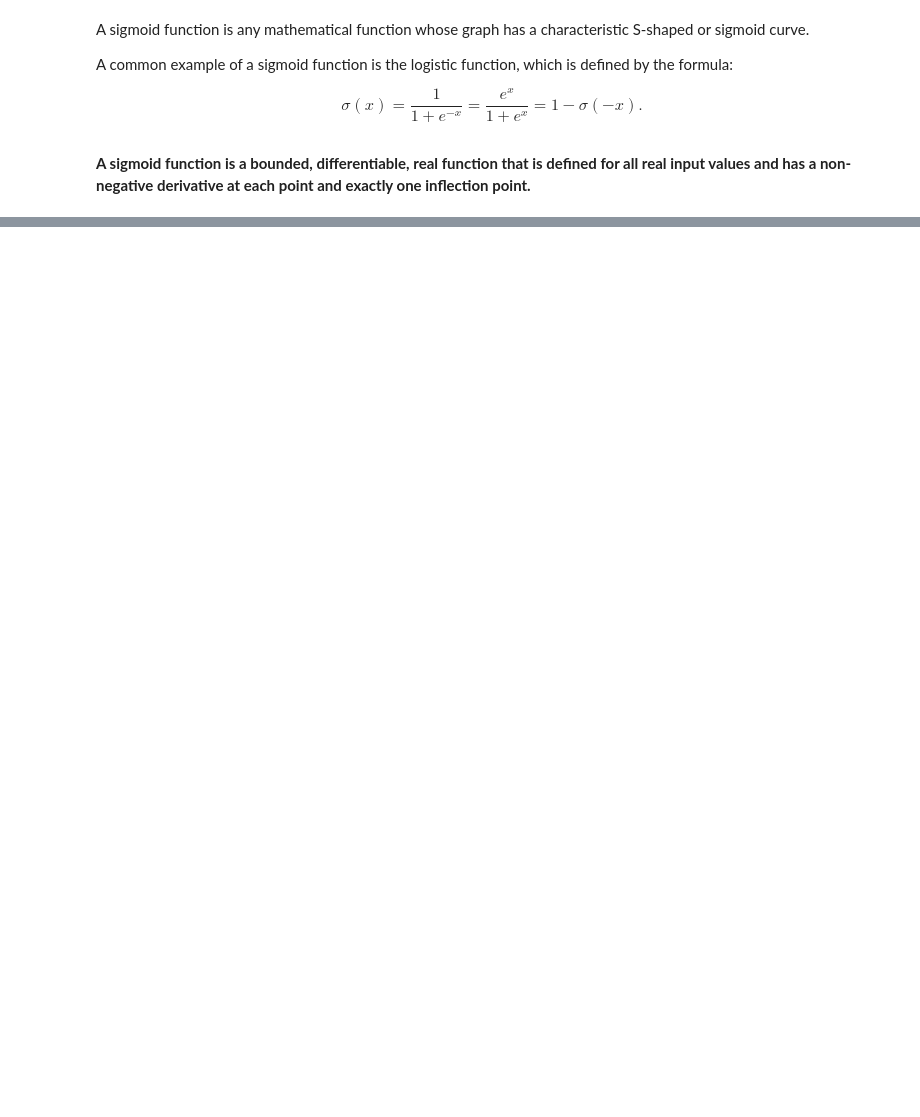
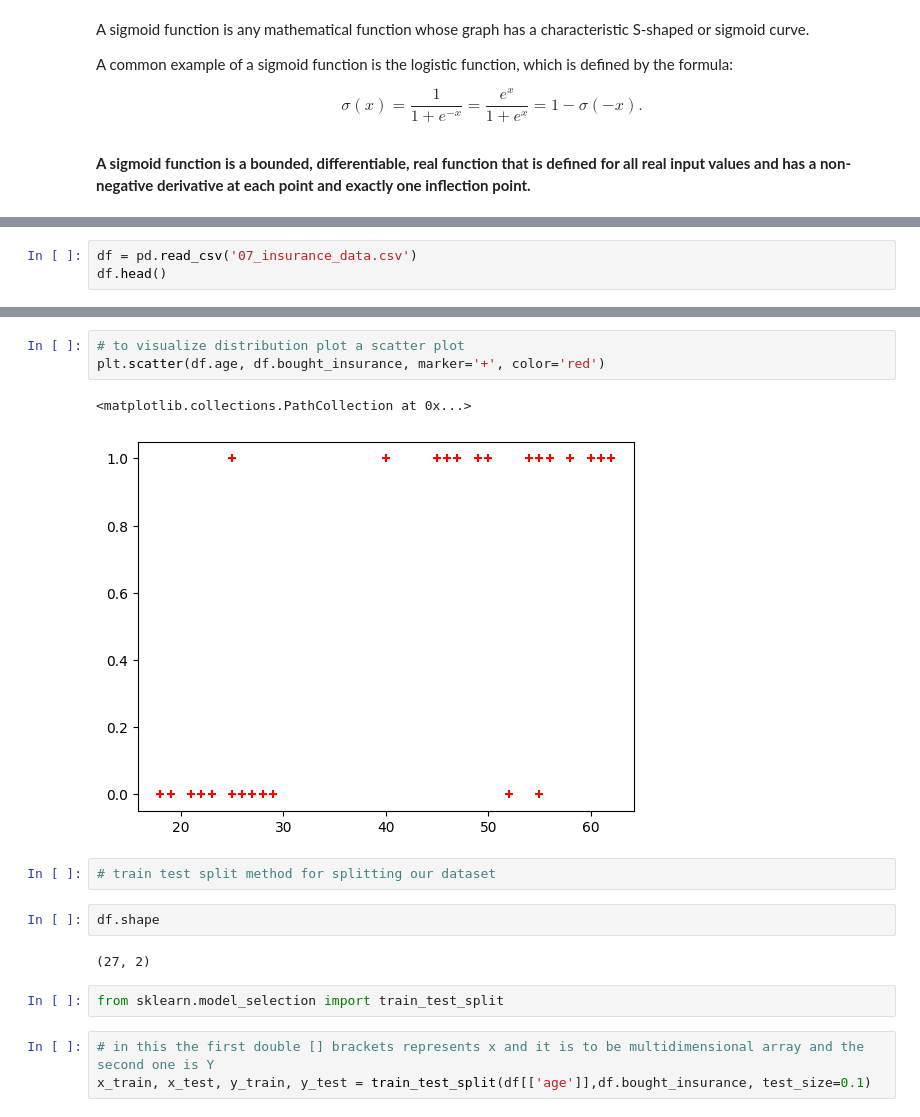
Before and after one commit to 99Hassam99/01_DATASCIENCE_ROADMAP, a Jupyter notebook: 10_Machine_Learning/07_Logistic_Regression_Binary_Classification_.ipynb, the cells around one changed output, grey strips where cells are left out. Saved outputs shown, nothing was run; the diff lists cells and outputs as text; blank space fills up the shorter version.

```diff
--- a/10_Machine_Learning/07_Logistic_Regression_Binary_Classification_.ipynb
+++ b/10_Machine_Learning/07_Logistic_Regression_Binary_Classification_.ipynb
@@ -76,0 +101,3 @@ $$ {\displaystyle \sigma (x)={\frac {1}{1+e^{-x}}}={\frac {e^{x}}{1+e^{x}}}=1-\s
+# %%
+df = pd.read_csv('07_insurance_data.csv')
+df.head()
@@ -76,0 +111,17 @@ $$ {\displaystyle \sigma (x)={\frac {1}{1+e^{-x}}}={\frac {e^{x}}{1+e^{x}}}=1-\s
+# %%
+# to visualize distribution plot a scatter plot
+plt.scatter(df.age, df.bought_insurance, marker='+', color='red')
+# %% [output]
+<matplotlib.collections.PathCollection at 0x...>
+[figure, added]
+# %%
+# train test split method for splitting our dataset
+# %%
+df.shape
+# %% [output]
+(27, 2)
+# %%
+from sklearn.model_selection import train_test_split
+# %%
+# in this the first double [] brackets represents x and it is to be multidimensional array and the second one is Y
+x_train, x_test, y_train, y_test = train_test_split(df[['age']],df.bought_insurance, test_size=0.1)
```
Also changed, not shown: parts of 32 cells of this notebook, 3 other files.
